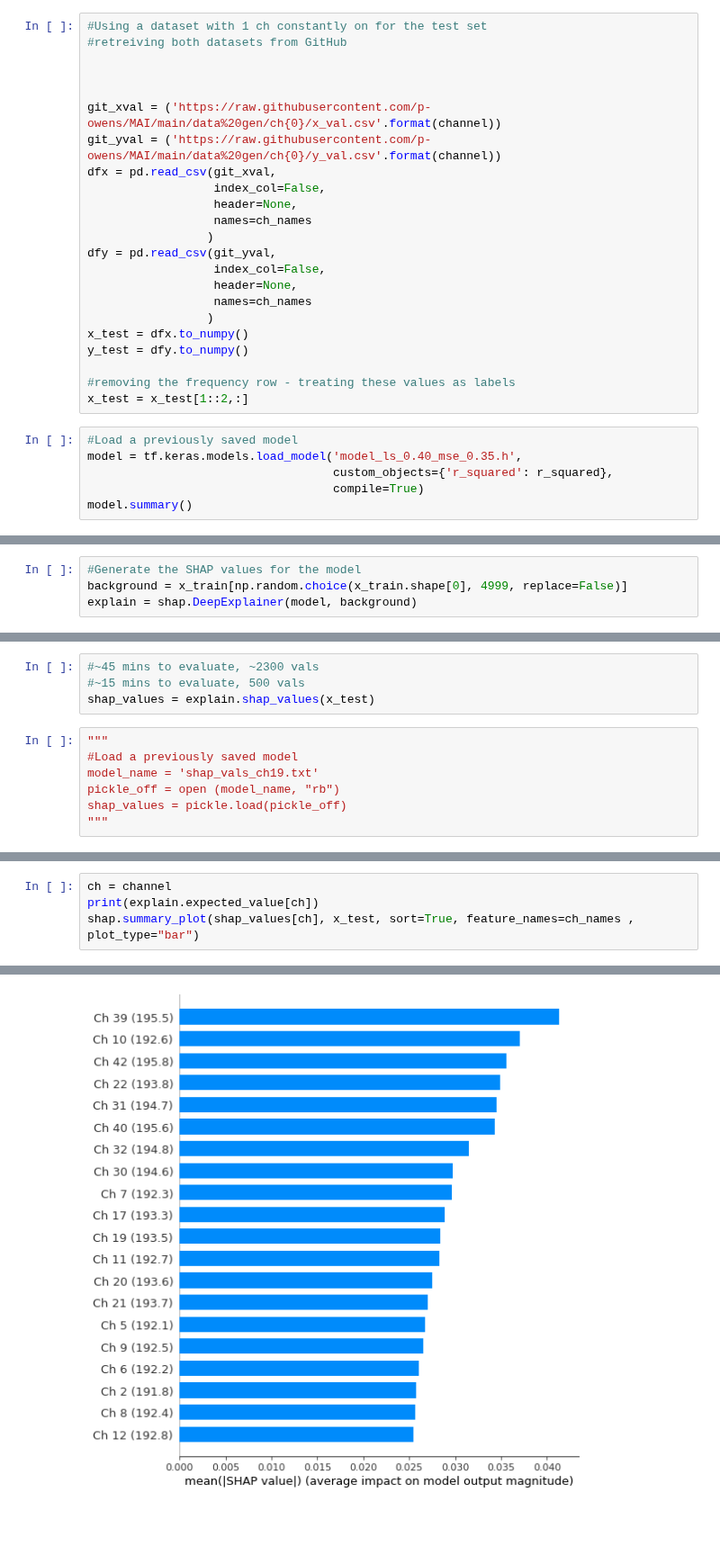
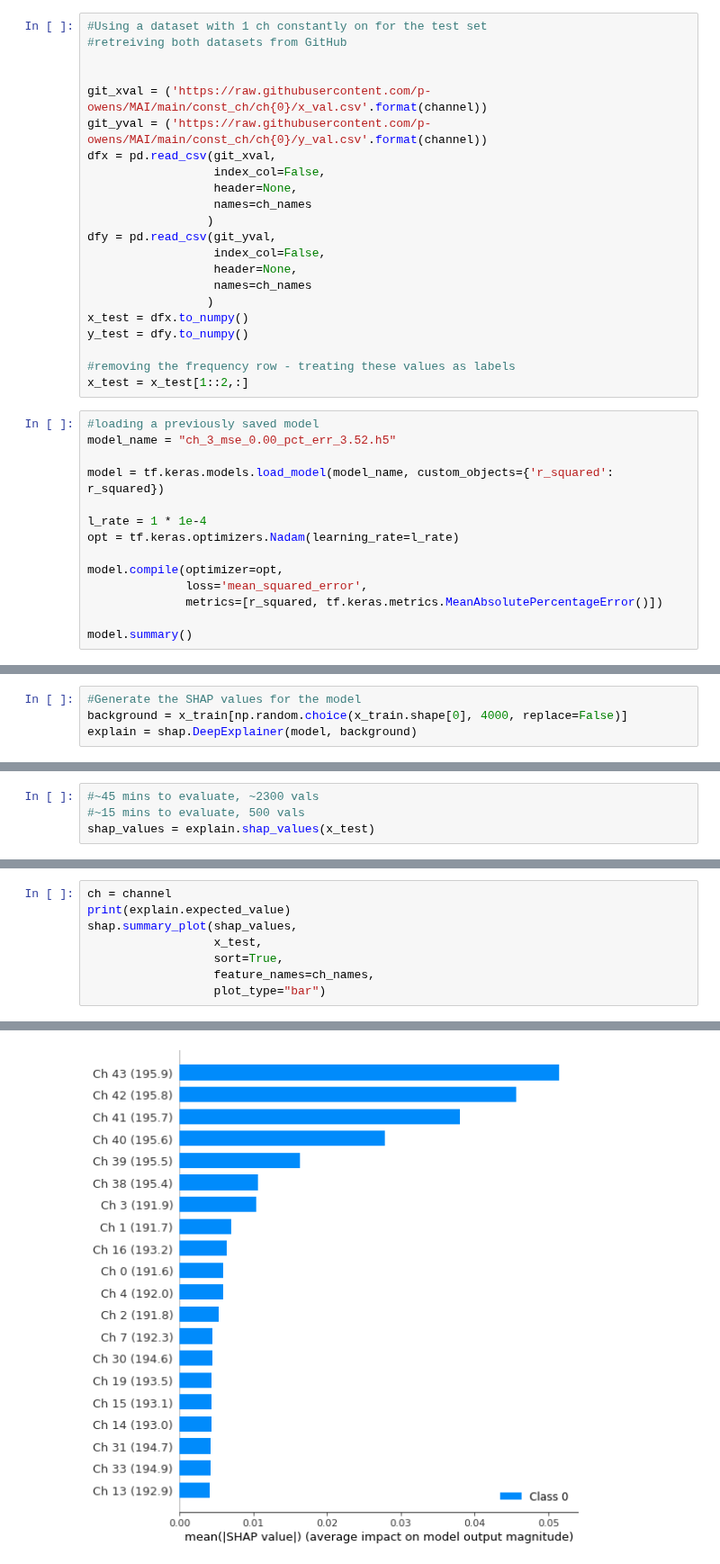
Before and after one commit to p-owens/MAI, a Jupyter notebook: shap_gen.ipynb, the cells around one changed output, grey strips where cells are left out. Shown at 90% size. Drawn from its saved outputs; the diff is of its cells as text; blank space fills up the shorter version.

Commit message:
updated shap gen and model gen files to work with single channel model

```diff
--- a/shap_gen.ipynb
+++ b/shap_gen.ipynb
@@ -127,9 +90,8 @@ channel = 17
 #retreiving both datasets from GitHub
 
 
-
-git_xval = ('https://raw.githubusercontent.com/p-owens/MAI/main/data%20gen/ch{0}/x_val.csv'.format(channel))
-git_yval = ('https://raw.githubusercontent.com/p-owens/MAI/main/data%20gen/ch{0}/y_val.csv'.format(channel))
+git_xval = ('https://raw.githubusercontent.com/p-owens/MAI/main/const_ch/ch{0}/x_val.csv'.format(channel))
+git_yval = ('https://raw.githubusercontent.com/p-owens/MAI/main/const_ch/ch{0}/y_val.csv'.format(channel))
 dfx = pd.read_csv(git_xval,
                   index_col=False,
                   header=None,
@@ -146,9 +108,17 @@ y_test = dfy.to_numpy()
 #removing the frequency row - treating these values as labels
 x_test = x_test[1::2,:]
 # %%
-#Load a previously saved model
-model = tf.keras.models.load_model('model_ls_0.40_mse_0.35.h',
-                                   custom_objects={'r_squared': r_squared},
-                                   compile=True)
+#loading a previously saved model
+model_name = "ch_3_mse_0.00_pct_err_3.52.h5"
+
+model = tf.keras.models.load_model(model_name, custom_objects={'r_squared': r_squared})
+
+l_rate = 1 * 1e-4
+opt = tf.keras.optimizers.Nadam(learning_rate=l_rate)
+
+model.compile(optimizer=opt,
+              loss='mean_squared_error',
+              metrics=[r_squared, tf.keras.metrics.MeanAbsolutePercentageError()])
+
 model.summary()
 # %% [output]
@@ -171,7 +141,7 @@ Non-trainable params: 0
 _________________________________________________________________
 # %%
 #Generate the SHAP values for the model
-background = x_train[np.random.choice(x_train.shape[0], 4999, replace=False)]
+background = x_train[np.random.choice(x_train.shape[0], 4000, replace=False)]
 explain = shap.DeepExplainer(model, background)
 # %% [output]
 Your TensorFlow version is newer than 2.4.0 and so graph support has been removed in eager mode. See PR #1483 for discussion.
@@ -179,10 +149,3 @@ Your TensorFlow version is newer than 2.4.0 and so graph support has been remove
 #~45 mins to evaluate, ~2300 vals
 #~15 mins to evaluate, 500 vals
 shap_values = explain.shap_values(x_test)
-# %%
-"""
-#Load a previously saved model
-model_name = 'shap_vals_ch19.txt'
-pickle_off = open (model_name, "rb")
-shap_values = pickle.load(pickle_off)
-"""
@@ -244,5 +200,9 @@ shap.summary_plot(sv_cpy, x_test, sort=True, feature_names=ch_names, plot_type="
 # %%
 ch = channel
-print(explain.expected_value[ch])
-shap.summary_plot(shap_values[ch], x_test, sort=True, feature_names=ch_names , plot_type="bar")
+print(explain.expected_value)
+shap.summary_plot(shap_values,
+                  x_test,
+                  sort=True,
+                  feature_names=ch_names,
+                  plot_type="bar")
 # %% [output]
@@ -250 +210 @@ shap.summary_plot(shap_values[ch], x_test, sort=True, feature_names=ch_names , p
-[figure, old version]
+[figure, new version]
```
Also changed, not shown: parts of 12 cells of this notebook, 5 other files.
